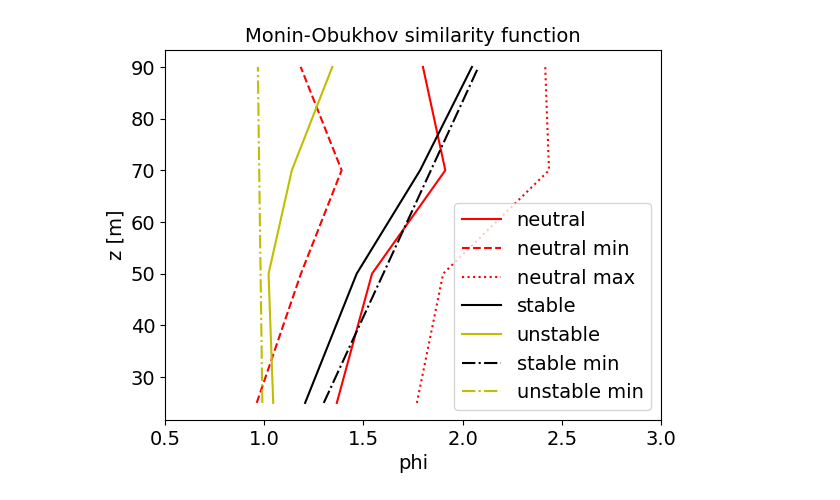
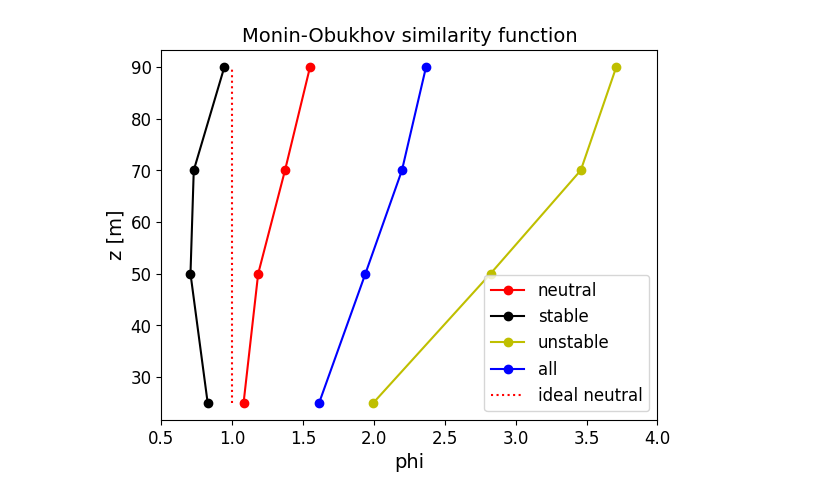
Before and after one commit to nicolaquaia/micrometereology, a Jupyter notebook: 02/assignment2_notebook_v2.ipynb, the cells around one changed output. Cells and saved outputs as stored; diff of their text form; code cells hidden in the pictures.

```diff
--- a/02/assignment2_notebook_v2.ipynb
+++ b/02/assignment2_notebook_v2.ipynb
@@ -354,0 +267,18 @@ plot_format_question1()
+# %%
+
+total = len(Lreciprocal)
+
+between = []
+
+for i in range(len(Lreciprocal)):
+    if -5 < Lreciprocal[i] < 5:
+        between.append(Lreciprocal[i])
+
+print('total', total)
+print('in between', len(between))
+
+print(f"percentage data between -5 and 5 = {len(between)/total*100:.2f}")
+
+Lsorted = np.sort(Lreciprocal)
+Lsorted_reverse = Lsorted[::-1]
+print(Lsorted_reverse[0:10])
@@ -562,9 +619,8 @@ plot_format_instabilities()
 Un, Un_std, ustar_meann = get_U(data, Lreciprocal, V10, V40, V60, V80, V100, direction, ustar)
 Us, Us_std, ustar_means = get_U_s(data, Lreciprocal, V10, V40, V60, V80, V100, direction, ustar)
 Uu, Uu_std, ustar_meanu = get_U_u(data, Lreciprocal, V10, V40, V60, V80, V100, direction, ustar)
+Uall, Uall_std, ustar_meanall= get_U_all(data, Lreciprocal, V10, V40, V60, V80, V100, direction, ustar)
 
-Un_min = Un - Un_std
-Un_max = Un + Un_std
 
 
 def compute_phi1(U,z,ustar,k):
@@ -600,50 +656,61 @@ def compute_phi2(U,z,ustar,k):
         phi_list.append(phi)
 
     return phi_list, z_list
 
 
 phin, z_intermediate = compute_phi2(Un,z,ustar_meann,k)
-phin_min, z_intermediate = compute_phi2(Un_min,z,ustar_meann,k)
-phin_max, z_intermediate = compute_phi2(Un_max,z,ustar_meann,k)
 phis, z_intermediate = compute_phi2(Us,z,ustar_means,k)
 phiu, z_intermediate = compute_phi2(Uu,z,ustar_meanu,k)
+phiall, z_intermediate = compute_phi2(Uall,z,ustar_meanall,k)
 
 
-plt.plot(phin, z_intermediate, color='r', linestyle='solid', label='neutral')
-plt.plot(phin_min, z_intermediate, color='r', linestyle='dashed', label='neutral min')
-plt.plot(phin_max, z_intermediate, color='r', linestyle='dotted', label='neutral max')
-plt.plot(phis, z_intermediate, color='k', linestyle='solid', label='stable')
-plt.plot(phiu, z_intermediate, color='y', linestyle='solid', label='unstable')
+plt.plot(phin, z_intermediate, color='r', linestyle='solid', label='neutral', marker='o')
+plt.plot(phis, z_intermediate, color='k', linestyle='solid', label='stable',marker='o')
+plt.plot(phiu, z_intermediate, color='y', linestyle='solid', label='unstable',marker='o')
+plt.plot(phiall, z_intermediate, color='b', linestyle='solid', label='all',marker='o')
+
+linea = np.full(len(z_intermediate), 1)
+plt.plot(linea, z_intermediate, color='r', linestyle='dotted', label='ideal neutral')
+
 
 
 def phi_formula_s(z,Lreciprocal):
     phi_array = []
     for i in range(len(z)):
         phi = 1 + 4.8*Lreciprocal*z[i]
         phi_array.append(phi)
     return phi_array
 
 def phi_formula_u(z,Lreciprocal):
     phi_array = []
     for i in range(len(z)):
         phi = (1 - 19.3*Lreciprocal*z[i])**(-1/4)
         phi_array.append(phi)
     return phi_array
 
-phi_formula_s1 = phi_formula_s(z_intermediate,0.0025)
-#phi_formula_s2 = phi_formula_s(z,0.05)
-plt.plot(phi_formula_s1, z_intermediate, color='k', linestyle='dashdot', label='stable min')
-#plt.plot(phi_formula_s2, z, color='k', linestyle='dotted', label='stable max')
 
-phi_formula_u1 = phi_formula_u(z_intermediate,-0.00008)
-#phi_formula_u2 = phi_formula_u(z,0.05)
-plt.plot(phi_formula_u1, z_intermediate, color='y', linestyle='dashdot', label='unstable min')
-#plt.plot(phi_formula_u2, z, color='y', linestyle='dotted', label='unstable max')
+#phi_formula_s1 = phi_formula_s(z_intermediate,0.0025)
+##phi_formula_s2 = phi_formula_s(z,0.05)
+#plt.plot(phi_formula_s1, z_intermediate, color='k', linestyle='dashdot', label='stable function',marker='o')
+##plt.plot(phi_formula_s2, z, color='k', linestyle='dotted', label='stable max')
+#
+#phi_formula_u1 = phi_formula_u(z_intermediate,-0.0008)
+##phi_formula_u2 = phi_formula_u(z,0.05)
+#plt.plot(phi_formula_u1, z_intermediate, color='y', linestyle='dashdot', label='unstable function',marker='o')
+##plt.plot(phi_formula_u2, z, color='y', linestyle='dotted', label='unstable max')
 
 
-plot_format_phi()
+
+plt.xlabel('phi')
+plt.ylabel('z [m]')
+plt.legend(loc='lower right')
+plt.title('Monin-Obukhov similarity function')
+
+plt.xlim(0.5,4)
+
+plt.show()
 # %% [output]
-[figure, old version]
+[figure, new version]
 # %%
 # QUESTION 7
 
```
Also changed, not shown: parts of 22 cells of this notebook.
